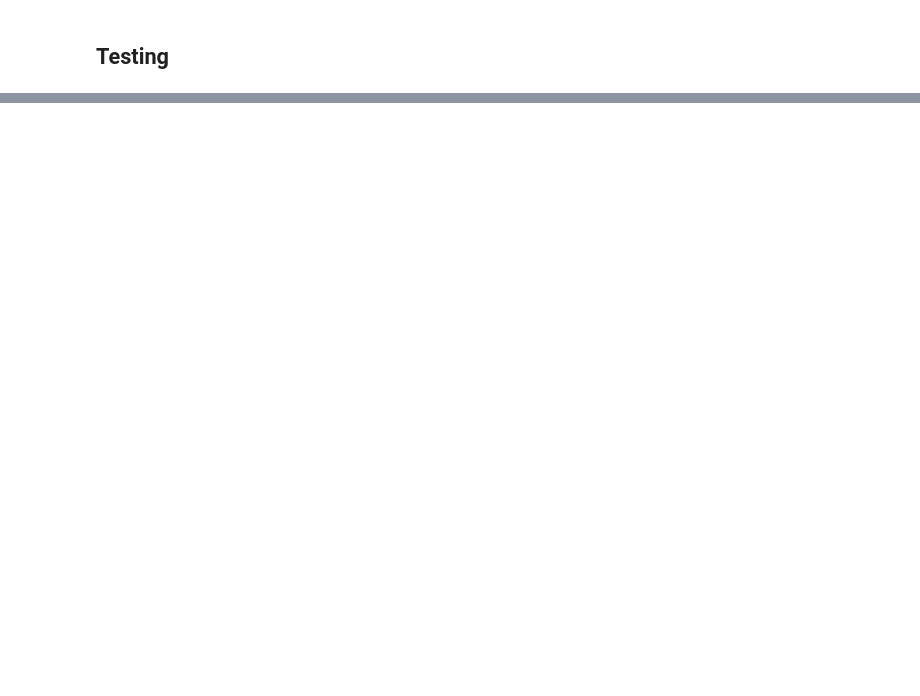
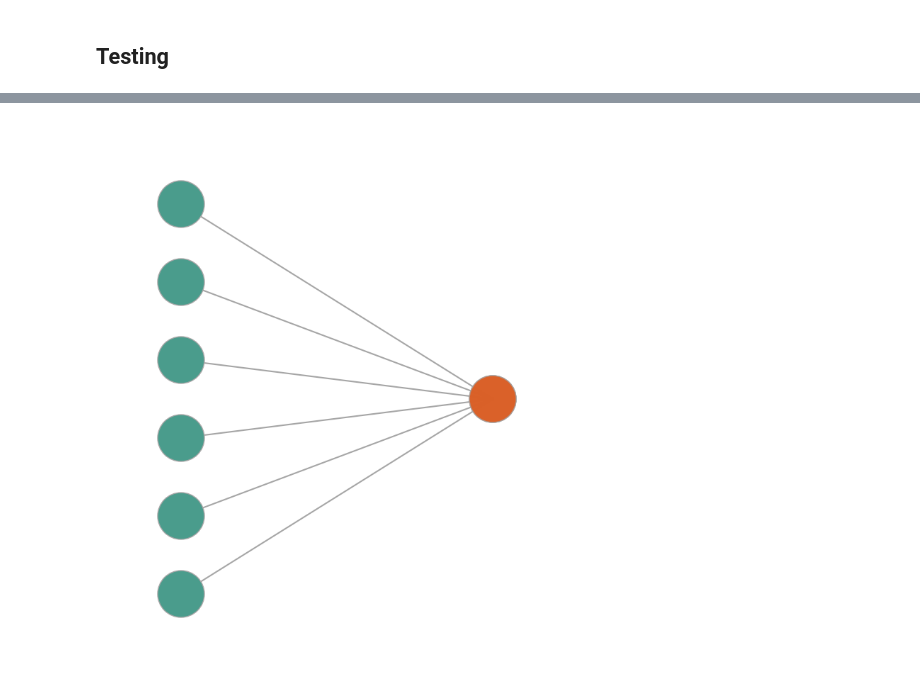
Before and after one commit to Finardi-FS/Neural-Shrimps, a Jupyter notebook: 02_Neural_Network/NN-ex_01.ipynb, the cells around one changed output, grey strips where cells are left out. Drawn from its saved outputs; the diff is of its cells as text; code cells hidden in the pictures; blank space fills up the shorter version.

```diff
--- a/02_Neural_Network/NN-ex_01.ipynb
+++ b/02_Neural_Network/NN-ex_01.ipynb
@@ -103,0 +104,47 @@ Predicted outputs: [0.02333279 0.01892391 0.98464227 0.98104819]
+# %%
+import matplotlib.pyplot as plt
+
+def draw_neural_network(input_size, output_size):
+    fig, ax = plt.subplots(figsize=(15, 10))
+    ax.axis('off')
+
+    # Coordinates for the input layer
+    input_layer_x = 1
+    input_layer_y = range(input_size)
+
+    # Coordinates for the output layer
+    output_layer_x = 5
+    output_layer_y = range(input_size)
+
+    # Pastel colors
+    input_color =  '#4a9c8c' # Light Blue
+    output_color = '#da6027'  # Light Red
+    connection_color = '#a6a6a6'  # Light Grey
+
+    # Draw connections
+    for y1 in input_layer_y:
+        ax.plot([input_layer_x, output_layer_x], [y1, 2.5], color=connection_color)
+
+    # Draw neurons
+    for y in input_layer_y:
+        ax.add_patch(plt.Circle((input_layer_x, y), 0.3, color=input_color, ec=connection_color, zorder=3))
+    for y in output_layer_y:
+        ax.add_patch(plt.Circle((output_layer_x, 2.5), 0.3, color=output_color, ec=connection_color, zorder=3, alpha = 0.5))
+
+    # Set the aspect ratio of the plot to be equal
+    ax.set_aspect('equal')
+    # Adjust the limits to ensure all circles are visible
+    plt.xlim(0, 6)
+    plt.ylim(-1, input_size)
+
+    # Show the plot
+    plt.show()
+
+# Parameters
+input_size = 6
+output_size = 1
+
+# Draw the neural network
+draw_neural_network(input_size, output_size)
+# %% [output]
+[figure, added]
```
Also changed, not shown: parts of 2 cells of this notebook.
